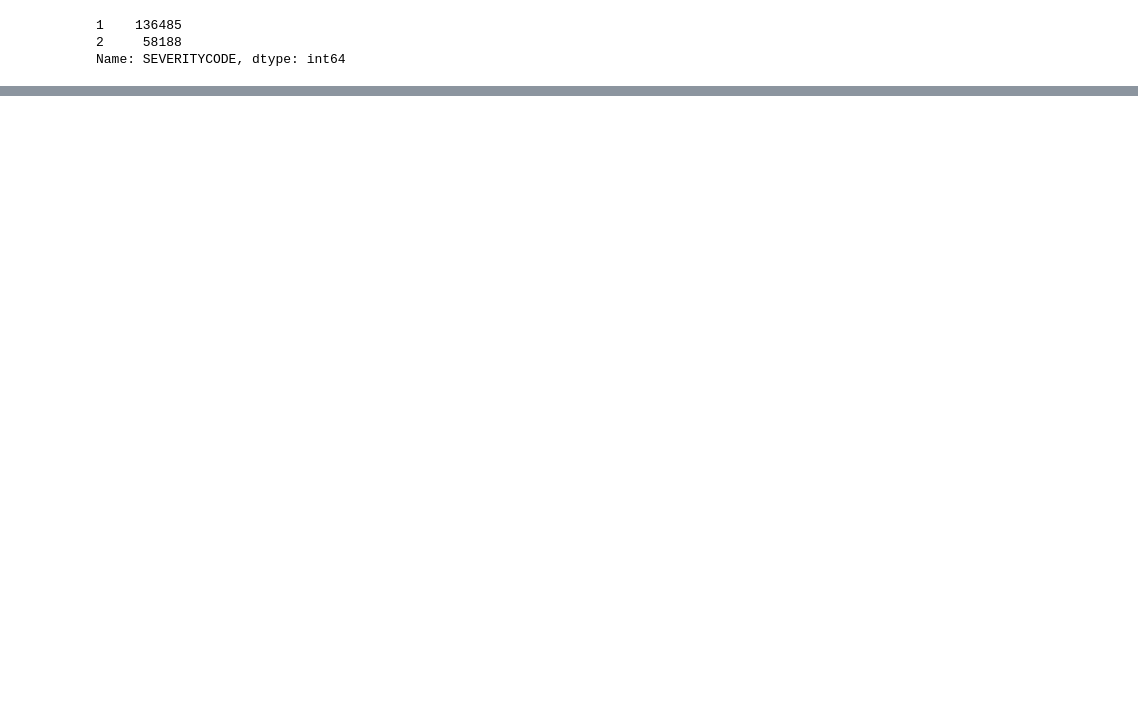
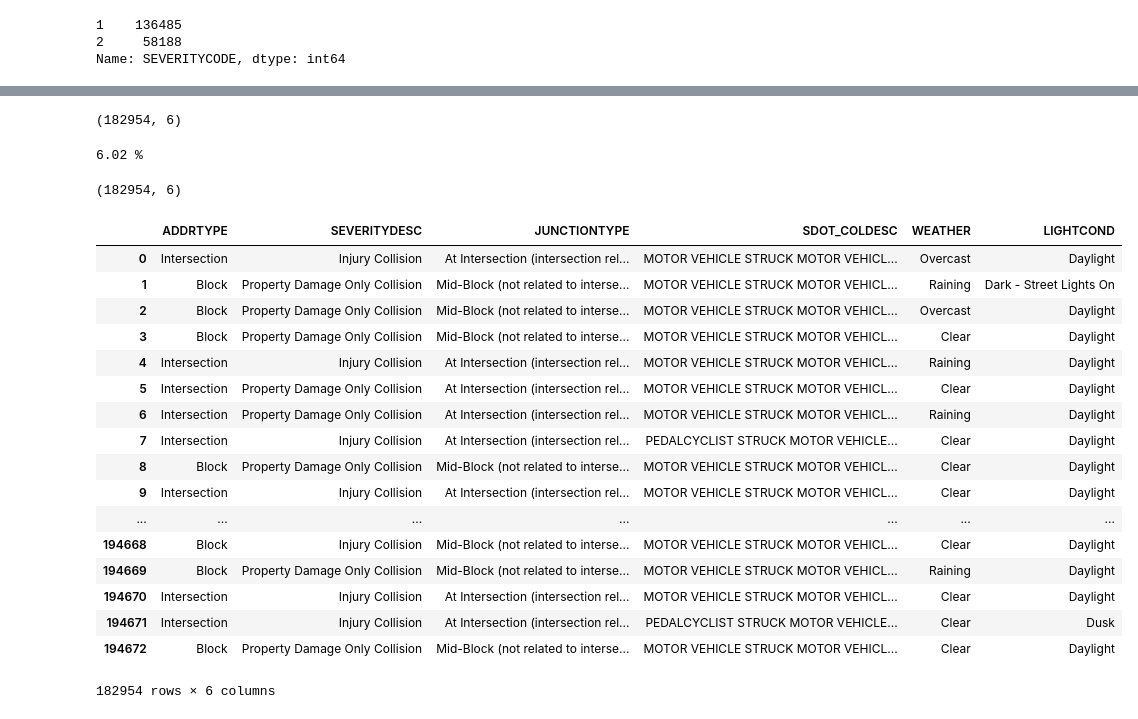
Before and after one commit to dheerajrokade/Coursera_Capstone, a Jupyter notebook: FinalProjectNotebook.ipynb, the cells around one changed output, grey strips where cells are left out. Cells and saved outputs as stored; diff of their text form; code cells hidden in the pictures; blank space fills up the shorter version.

Commit message:
Add files via upload
Final version of the capstone Car collision project notebook

```diff
--- a/FinalProjectNotebook.ipynb
+++ b/FinalProjectNotebook.ipynb
@@ -112,0 +293,37 @@ array([2, 1], dtype=int64)
+# %%
+df_with_nans=df.dropna()
+df_with_nans.shape
+# %% [output]
+(182954, 6)
+# %%
+a=(1-(182954/194673))*100
+print("%.2f" % a,"%")
+# %% [output]
+6.02 %
+# %%
+# With 6.02% rows with nans, we will drop these rows
+df=df.dropna()
+df.shape
+# %% [output]
+(182954, 6)
+# %%
+df
+# %% [output]
+|  | ADDRTYPE | SEVERITYDESC | JUNCTIONTYPE | SDOT_COLDESC | WEATHER | LIGHTCOND |
+| 0 | Intersection | Injury Collision | At Intersection (intersection rel... | MOTOR VEHICLE STRUCK MOTOR VEHICL... | Overcast | Daylight |
+| 1 | Block | Property Damage Only Collision | Mid-Block (not related to interse... | MOTOR VEHICLE STRUCK MOTOR VEHICL... | Raining | Dark - Street Lights On |
+| 2 | Block | Property Damage Only Collision | Mid-Block (not related to interse... | MOTOR VEHICLE STRUCK MOTOR VEHICL... | Overcast | Daylight |
+| 3 | Block | Property Damage Only Collision | Mid-Block (not related to interse... | MOTOR VEHICLE STRUCK MOTOR VEHICL... | Clear | Daylight |
+| 4 | Intersection | Injury Collision | At Intersection (intersection rel... | MOTOR VEHICLE STRUCK MOTOR VEHICL... | Raining | Daylight |
+| 5 | Intersection | Property Damage Only Collision | At Intersection (intersection rel... | MOTOR VEHICLE STRUCK MOTOR VEHICL... | Clear | Daylight |
+| 6 | Intersection | Property Damage Only Collision | At Intersection (intersection rel... | MOTOR VEHICLE STRUCK MOTOR VEHICL... | Raining | Daylight |
+| 7 | Intersection | Injury Collision | At Intersection (intersection rel... | PEDALCYCLIST STRUCK MOTOR VEHICLE... | Clear | Daylight |
+| 8 | Block | Property Damage Only Collision | Mid-Block (not related to interse... | MOTOR VEHICLE STRUCK MOTOR VEHICL... | Clear | Daylight |
+| 9 | Intersection | Injury Collision | At Intersection (intersection rel... | MOTOR VEHICLE STRUCK MOTOR VEHICL... | Clear | Daylight |
+| ... | ... | ... | ... | ... | ... | ... |
+| 194668 | Block | Injury Collision | Mid-Block (not related to interse... | MOTOR VEHICLE STRUCK MOTOR VEHICL... | Clear | Daylight |
+| 194669 | Block | Property Damage Only Collision | Mid-Block (not related to interse... | MOTOR VEHICLE STRUCK MOTOR VEHICL... | Raining | Daylight |
+| 194670 | Intersection | Injury Collision | At Intersection (intersection rel... | MOTOR VEHICLE STRUCK MOTOR VEHICL... | Clear | Daylight |
+| 194671 | Intersection | Injury Collision | At Intersection (intersection rel... | PEDALCYCLIST STRUCK MOTOR VEHICLE... | Clear | Dusk |
+| 194672 | Block | Property Damage Only Collision | Mid-Block (not related to interse... | MOTOR VEHICLE STRUCK MOTOR VEHICL... | Clear | Daylight |
+182954 rows × 6 columns
```
Also changed, not shown: parts of 60 cells of this notebook.
